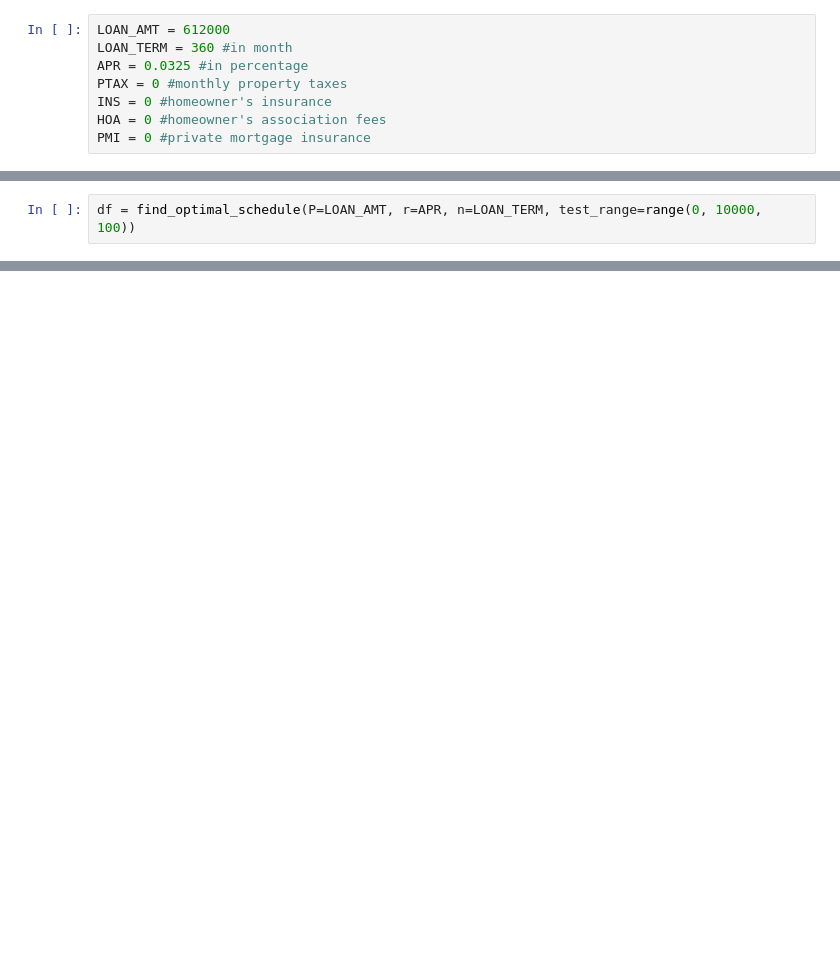
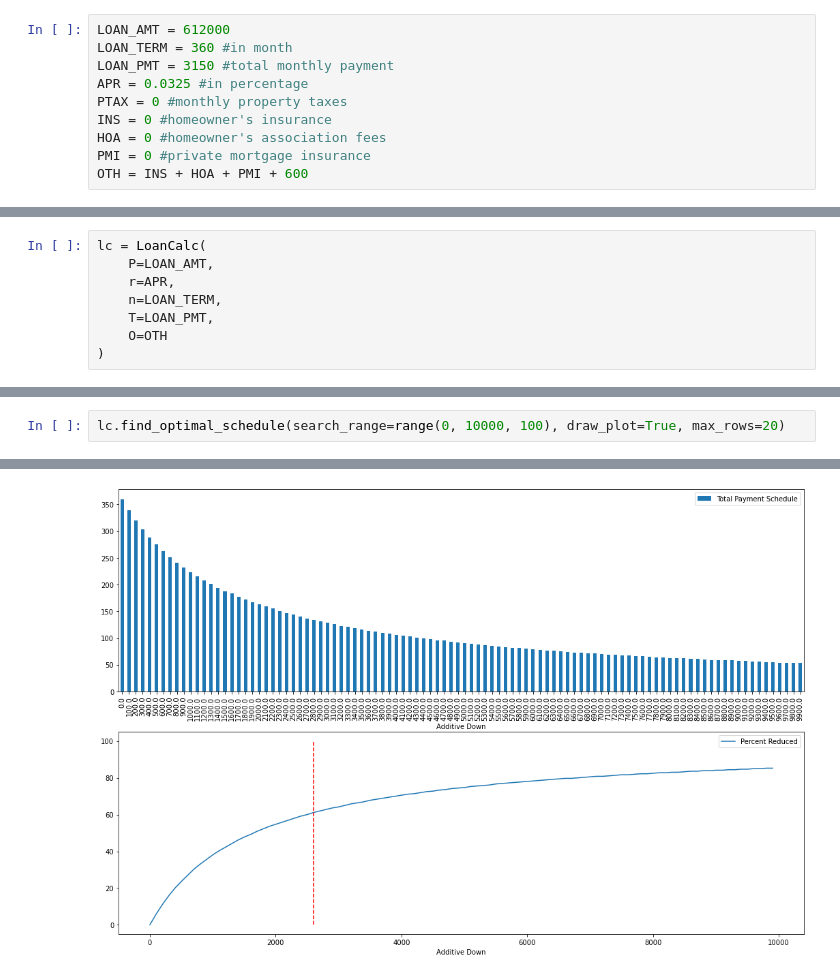
Before and after one commit to jshinm/mortgage_analysis, a Jupyter notebook: examples/loan_payment_schedule_mortgage.ipynb, the cells around one changed output, grey strips where cells are left out. Drawn from its saved outputs; the diff is of its cells as text; blank space fills up the shorter version.

```diff
--- a/examples/loan_payment_schedule_mortgage.ipynb
+++ b/examples/loan_payment_schedule_mortgage.ipynb
@@ -13,8 +10,10 @@ from src.loan_sim import *
 # %%
 LOAN_AMT = 612000
 LOAN_TERM = 360 #in month
+LOAN_PMT = 3150 #total monthly payment
 APR = 0.0325 #in percentage
 PTAX = 0 #monthly property taxes
 INS = 0 #homeowner's insurance
 HOA = 0 #homeowner's association fees
 PMI = 0 #private mortgage insurance
+OTH = INS + HOA + PMI + 600
@@ -23,2 +20,8 @@ PMI = 0 #private mortgage insurance
 # %%
-df = find_optimal_schedule(P=LOAN_AMT, r=APR, n=LOAN_TERM, test_range=range(0, 10000, 100))
+lc = LoanCalc(
+    P=LOAN_AMT,
+    r=APR,
+    n=LOAN_TERM,
+    T=LOAN_PMT,
+    O=OTH
+)
@@ -83,0 +31,3 @@ generate_amortization_table(P=LOAN_AMT, r=APR, n=LOAN_TERM, M=00)#.Principal.sum
+# %%
+lc.find_optimal_schedule(search_range=range(0, 10000, 100), draw_plot=True, max_rows=20)
+# %% [output]
@@ -83,0 +51 @@ generate_amortization_table(P=LOAN_AMT, r=APR, n=LOAN_TERM, M=00)#.Principal.sum
+[figure, added]
```
Also changed, not shown: parts of 18 cells of this notebook.
